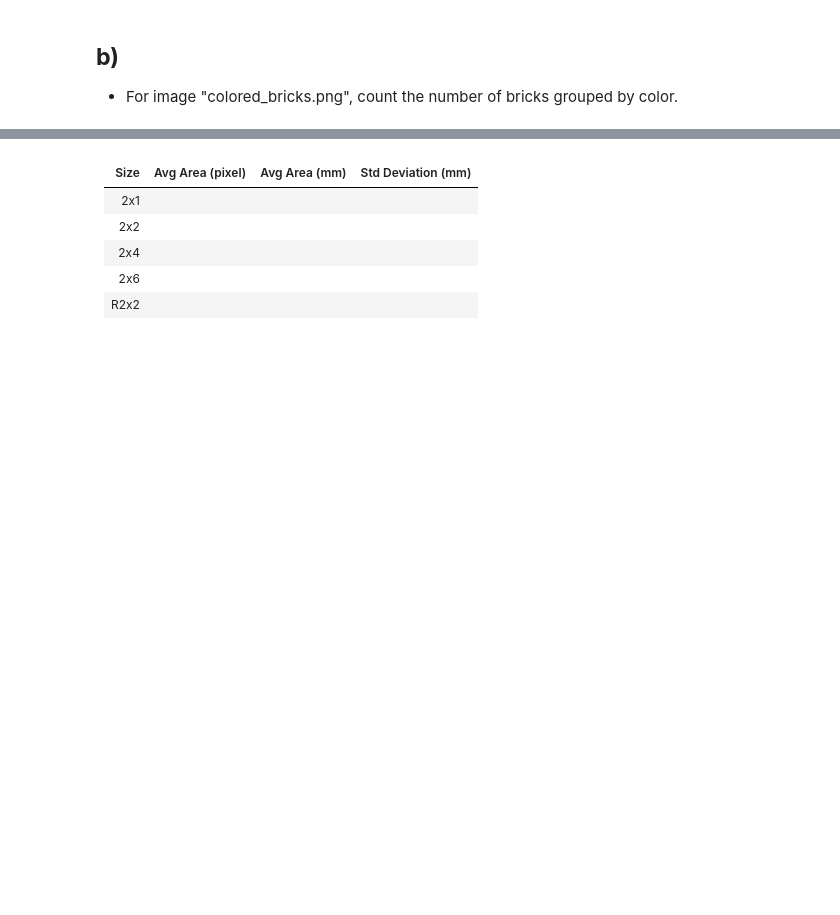
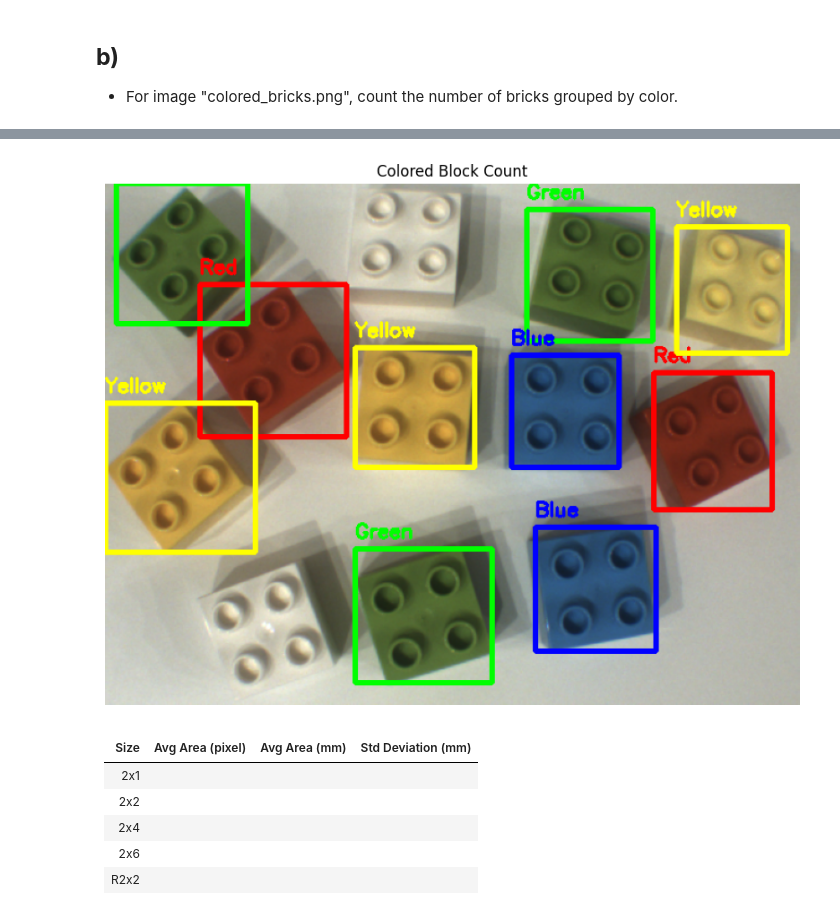
Before and after one commit to gsferreira-tec/vcomp, a Jupyter notebook: assignment-1/Assignment_1.ipynb, the cells around one changed output, grey strips where cells are left out. Drawn from its saved outputs; the diff is of its cells as text; code cells hidden in the pictures; blank space fills up the shorter version.

```diff
--- a/assignment-1/Assignment_1.ipynb
+++ b/assignment-1/Assignment_1.ipynb
@@ -301,3 +322,85 @@ ROI 6 : x = 0.0000; y = 9.0000; width = 341.0000; height = 330.0000.
 # %% [markdown]
 ## **b)**
 - For image "colored_bricks.png", count the number of bricks grouped by color.
+# %%
+def color_brick_counter(img_path):
+    img = cv2.imread(str(img_path))
+
+    # ----------- DEBUG ----------
+    if img is None:
+        print(f"Could not load image at {img_path}")
+        return
+
+    img_rgb = cv2.cvtColor(img, cv2.COLOR_BGR2RGB) # for plots
+    img_hsv = cv2.cvtColor(img, cv2.COLOR_BGR2HSV)
+
+    # definition of color ranges for the different bricks
+    color_ranges = {
+        'Red': [ ([0,100,100], [10, 255, 255]), ([160, 100, 100], [180, 255, 255])],
+        'Yellow': [([15, 100, 100], [35, 255, 255])],
+        'Green': [([40, 50, 50], [90, 255, 255])],
+        'Blue': [([100, 100, 50], [140, 255, 255])],
+    }
+
+    color_counts = {'Red': 0, 'Yellow': 0, 'Green': 0, 'Blue': 0} # where the final count of bricks per color will be stored
+
+    box_colors = {
+        'Red': (255, 0, 0),
+        'Yellow': (255, 255, 0),
+        'Green': (0, 255, 0),
+        'Blue': (0, 0, 255)
+    }
+
+    # iterate through the colors to detect the contours corresponding to the current color
+    for color_name, ranges in color_ranges.items():
+
+        # create a black mask
+        mask = np.zeros(img_hsv.shape[:2], dtype="uint8")
+
+        # apply the ranges
+        for (lower, upper) in ranges:
+            # create arrays with the upper and lower limits of the color_ranges
+            lower_np = np.array(lower, dtype="uint8")
+            upper_np = np.array(upper, dtype="uint8")
+
+            # do bitwise_or on the mask
+            mask = cv2.bitwise_or(mask, cv2.inRange(img_hsv, lower_np, upper_np))
+
+        # morph open to clean up the mask
+        noise_kernel = np.ones((5,5), np.uint8)
+        mask = cv2.morphologyEx(mask, cv2.MORPH_OPEN, noise_kernel, iterations=1)
+
+        # morph close
+        close_kernel = np.ones((9,9), np.uint8)
+        mask = cv2.morphologyEx(mask, cv2.MORPH_CLOSE, close_kernel, iterations=2)
+
+        # determine the contours on the mask
+        contours, _ = cv2.findContours(mask, cv2.RETR_EXTERNAL, cv2.CHAIN_APPROX_SIMPLE)
+
+        # count the bricks and draw boxes around them
+        for contour in contours:
+            x, y, w, h = cv2.boundingRect(contour)
+
+            # ignore very small details by specifying a min area
+            if (w * h) > 3500:
+                color_counts[color_name]+=1
+
+                # draw the rect around the brick
+                cv2.rectangle(img_rgb, (x,y), (x+w, y+h), box_colors[color_name], 4)
+
+                # label the rectable with the name of the color
+                cv2.putText(img_rgb, color_name, (x, y-10), cv2.FONT_HERSHEY_SIMPLEX, 0.6, box_colors[color_name], 2)
+
+    # finally display the results
+    print("Final Count:\n")
+    for color, count in color_counts.items():
+        print(f"{color}: {count}")
+    # plot the final image (img_rgb)
+    plt.figure(figsize=(10, 10))
+    plt.imshow(img_rgb)
+    plt.title("Colored Block Count")
+    plt.axis("off")
+    plt.show()
+
+color_brick_counter(isolated_dir/'colored_bricks.png')
+# %% [output]
@@ -304,3 +413,4 @@ ROI 6 : x = 0.0000; y = 9.0000; width = 341.0000; height = 330.0000.
+[figure, added]
 # %% [markdown]
 
 | Size | Avg Area (pixel)| Avg Area (mm) | Std Deviation (mm) |
```
Also changed, not shown: parts of 2 cells of this notebook.
